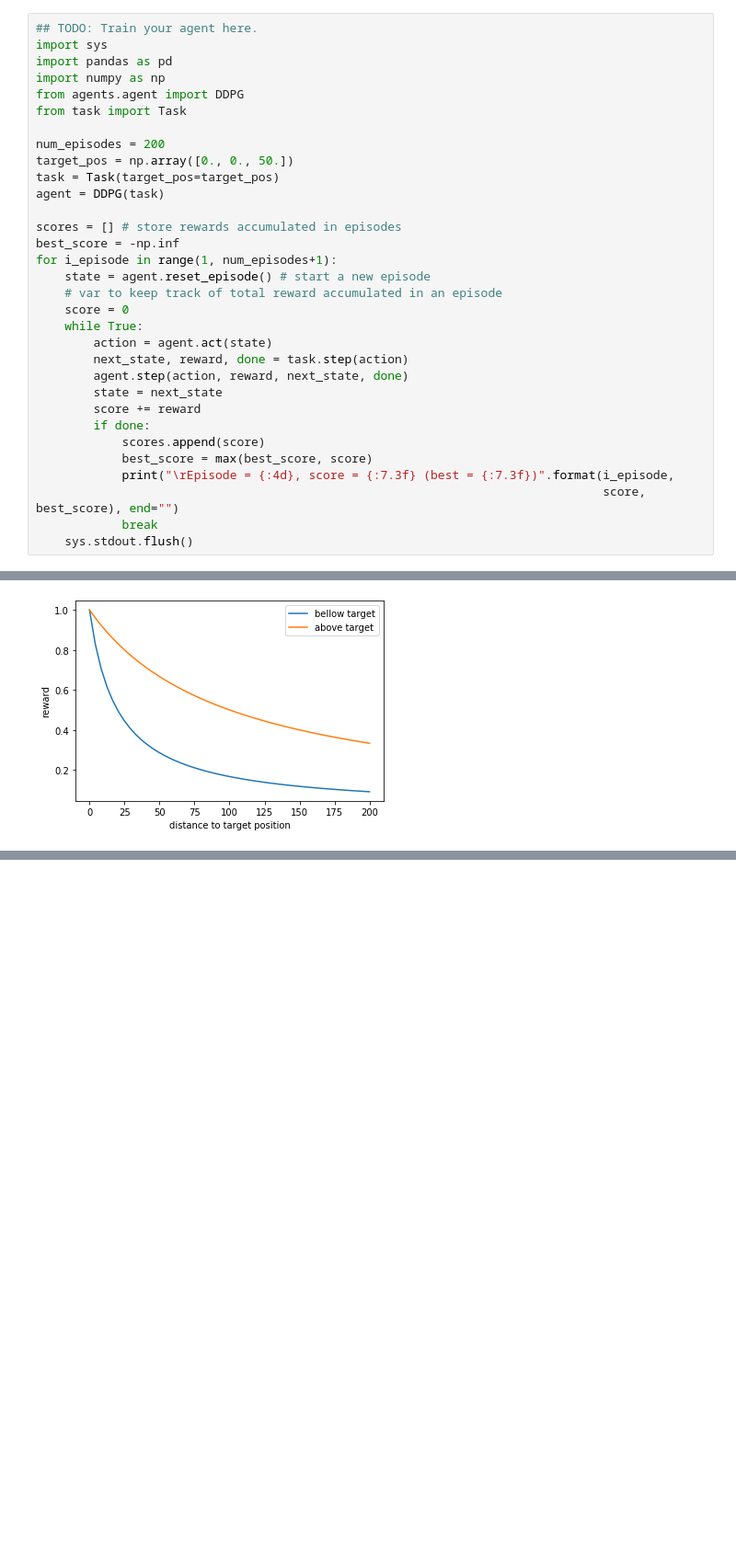
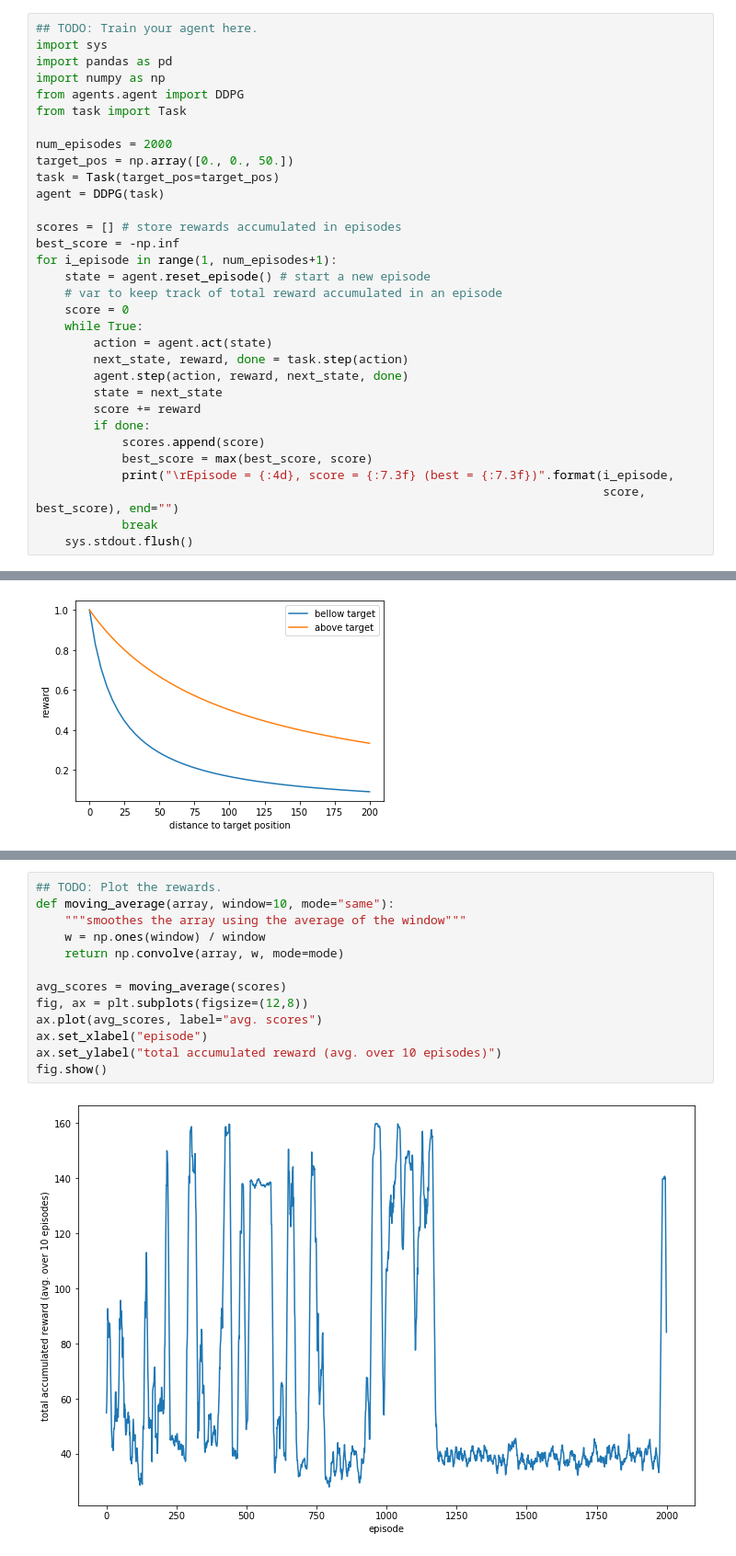
Before and after one commit to robertlizatovic/quadcopter_project, a Jupyter notebook: Quadcopter_Project.ipynb, the cells around one changed output, grey strips where cells are left out. Shown at 92% size. Cells and saved outputs as stored; diff of their text form; blank space fills up the shorter version.

```diff
--- a/Quadcopter_Project.ipynb
+++ b/Quadcopter_Project.ipynb
@@ -222,7 +222,7 @@ import numpy as np
 from agents.agent import DDPG
 from task import Task
 
-num_episodes = 200
+num_episodes = 2000
 target_pos = np.array([0., 0., 50.])
 task = Task(target_pos=target_pos)
 agent = DDPG(task)
@@ -327 +304,16 @@ _ = plt.plot(scores)
+# %%
+## TODO: Plot the rewards.
+def moving_average(array, window=10, mode="same"):
+    """smoothes the array using the average of the window"""
+    w = np.ones(window) / window
+    return np.convolve(array, w, mode=mode)
+
+avg_scores = moving_average(scores)
+fig, ax = plt.subplots(figsize=(12,8))
+ax.plot(avg_scores, label="avg. scores")
+ax.set_xlabel("episode")
+ax.set_ylabel("total accumulated reward (avg. over 10 episodes)")
+fig.show()
+# %% [output]
+[figure, added]
 # %%
```
Also changed, not shown: parts of 15 cells of this notebook, 2 other files.
